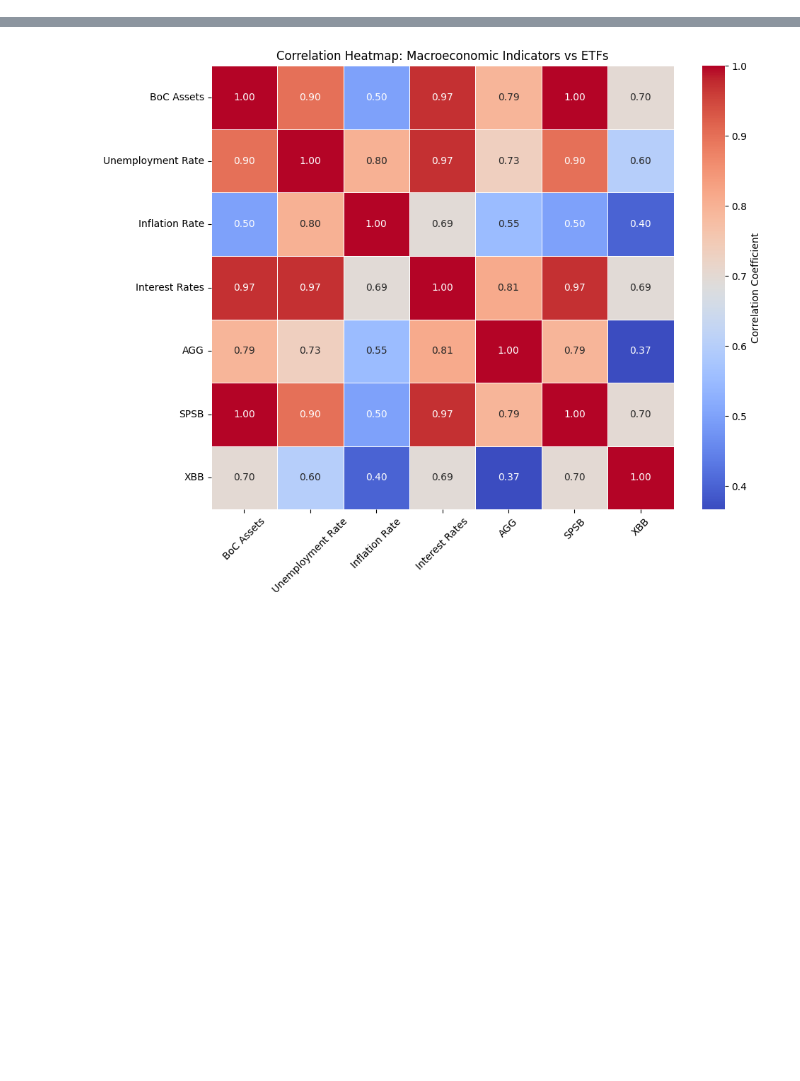
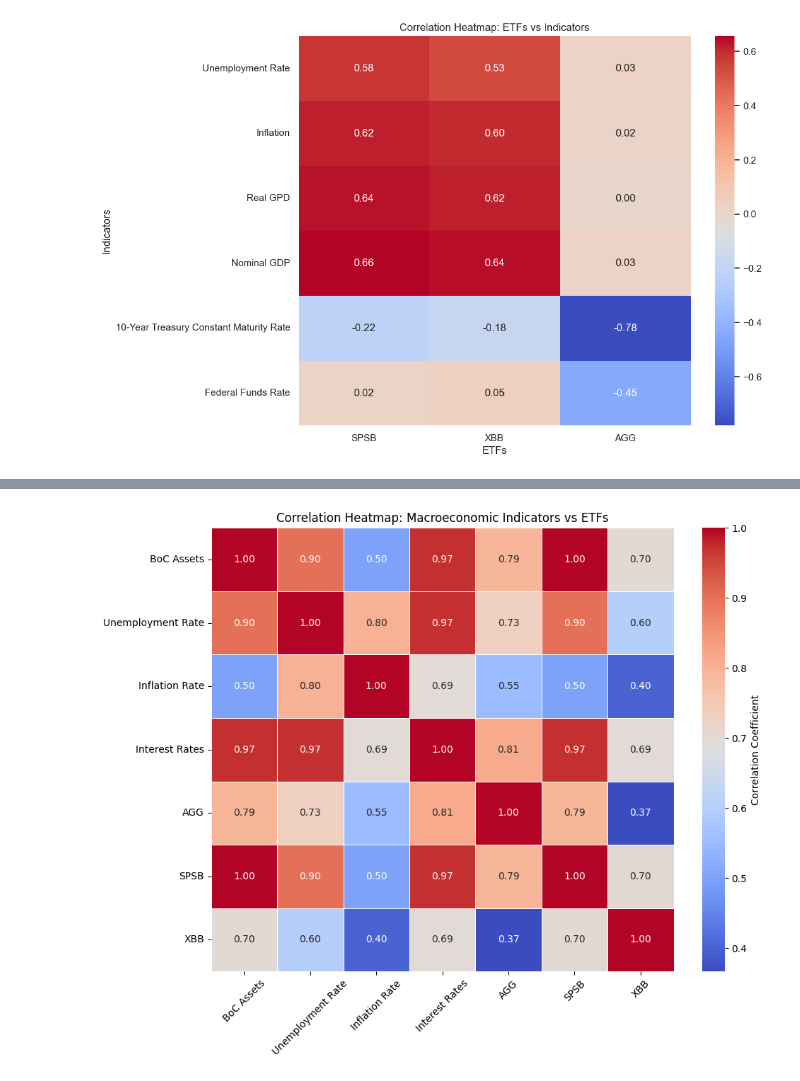
Before and after one commit to DFIC-Quant-Fund/Investment-Council, a Jupyter notebook: Credit/correlation_heatmap/correlation_heatmap.ipynb, the cells around one changed output, grey strips where cells are left out. Drawn from its saved outputs; the diff is of its cells as text; code cells hidden in the pictures; blank space fills up the shorter version.

```diff
--- a/Credit/correlation_heatmap/correlation_heatmap.ipynb
+++ b/Credit/correlation_heatmap/correlation_heatmap.ipynb
@@ -26,0 +77,11 @@ Requirement already satisfied: certifi>=2017.4.17 in /Users/cameron.beneteau/cod
+# %%
+# Define indicators and FRED series IDs
+
+indicators = {
+    "Unemployment Rate": "UNRATE",
+    "Inflation": "CPIAUCNS",
+    "Real GPD": "GDPC1",
+    "Nominal GDP": "GDP",
+    "10-Year Treasury Constant Maturity Rate": "GS10",
+    "Federal Funds Rate": "FEDFUNDS",
+    }
@@ -26,0 +162,21 @@ Requirement already satisfied: certifi>=2017.4.17 in /Users/cameron.beneteau/cod
+# %%
+# Calculate correlation matrix and plot heatmap
+
+correlation_matrix = combined_data_df.corr()
+etf_indicator_corr = correlation_matrix.loc[indicators.keys(), list(etfs)]
+
+import seaborn as sns
+import matplotlib.pyplot as plt
+
+# Plot heatmap
+plt.figure(figsize=(10, 8))
+sns.heatmap(etf_indicator_corr, annot=True, fmt=".2f", cmap="coolwarm")
+
+# Add titles and labels
+plt.title("Correlation Heatmap: ETFs vs Indicators")
+plt.xlabel("ETFs")
+plt.ylabel("Indicators")
+plt.savefig(f"etf_and_indicator_correlation_{start_date}_{end_date}.png")
+plt.show()
+# %% [output]
+[figure, added]
```
Also changed, not shown: parts of 16 cells of this notebook, 3 other files.
